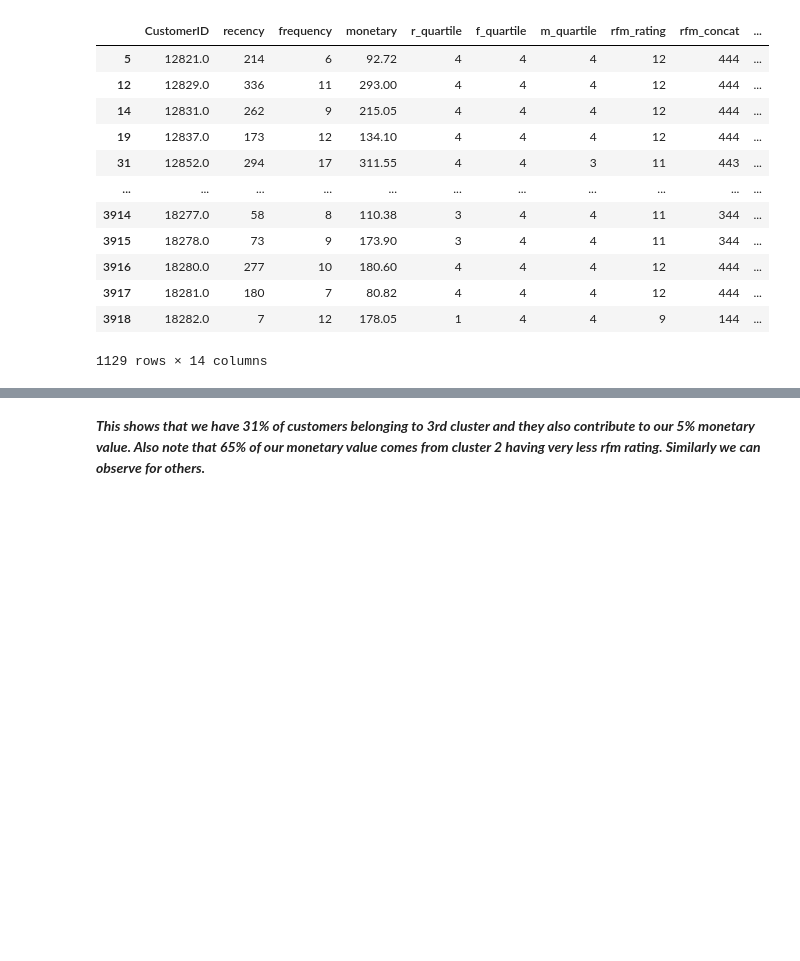
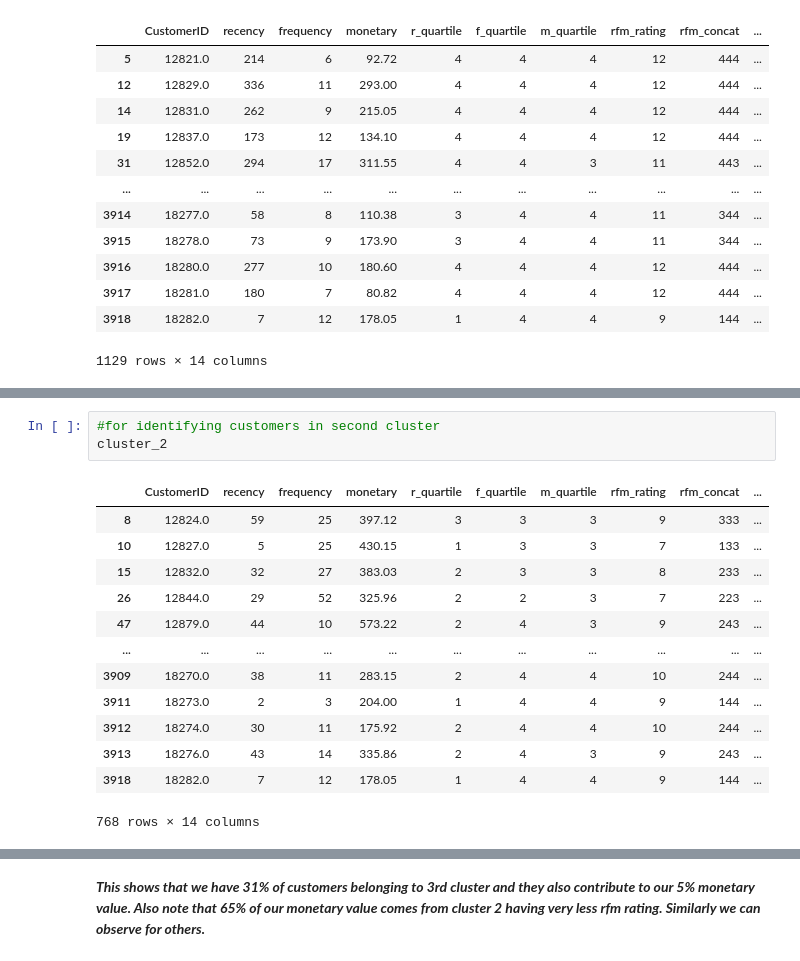
Before and after one commit to asim5800/Online-Retail-Customer-Segmentation-, a Jupyter notebook: Online_Retail_Customer_Segmentation_Asim_siddiqui.ipynb, the cells around one changed output, grey strips where cells are left out. Cells and saved outputs as stored; diff of their text form; blank space fills up the shorter version.

```diff
--- a/Online_Retail_Customer_Segmentation_Asim_siddiqui.ipynb
+++ b/Online_Retail_Customer_Segmentation_Asim_siddiqui.ipynb
@@ -1128,0 +1154,17 @@ c2
+# %%
+#for identifying customers in second cluster
+cluster_2
+# %% [output]
+|  | CustomerID | recency | frequency | monetary | r_quartile | f_quartile | m_quartile | rfm_rating | rfm_concat | ... |
+| 8 | 12824.0 | 59 | 25 | 397.12 | 3 | 3 | 3 | 9 | 333 | ... |
+| 10 | 12827.0 | 5 | 25 | 430.15 | 1 | 3 | 3 | 7 | 133 | ... |
+| 15 | 12832.0 | 32 | 27 | 383.03 | 2 | 3 | 3 | 8 | 233 | ... |
+| 26 | 12844.0 | 29 | 52 | 325.96 | 2 | 2 | 3 | 7 | 223 | ... |
+| 47 | 12879.0 | 44 | 10 | 573.22 | 2 | 4 | 3 | 9 | 243 | ... |
+| ... | ... | ... | ... | ... | ... | ... | ... | ... | ... | ... |
+| 3909 | 18270.0 | 38 | 11 | 283.15 | 2 | 4 | 4 | 10 | 244 | ... |
+| 3911 | 18273.0 | 2 | 3 | 204.00 | 1 | 4 | 4 | 9 | 144 | ... |
+| 3912 | 18274.0 | 30 | 11 | 175.92 | 2 | 4 | 4 | 10 | 244 | ... |
+| 3913 | 18276.0 | 43 | 14 | 335.86 | 2 | 4 | 3 | 9 | 243 | ... |
+| 3918 | 18282.0 | 7 | 12 | 178.05 | 1 | 4 | 4 | 9 | 144 | ... |
+768 rows × 14 columns
```
Also changed, not shown: parts of 22 cells of this notebook.
